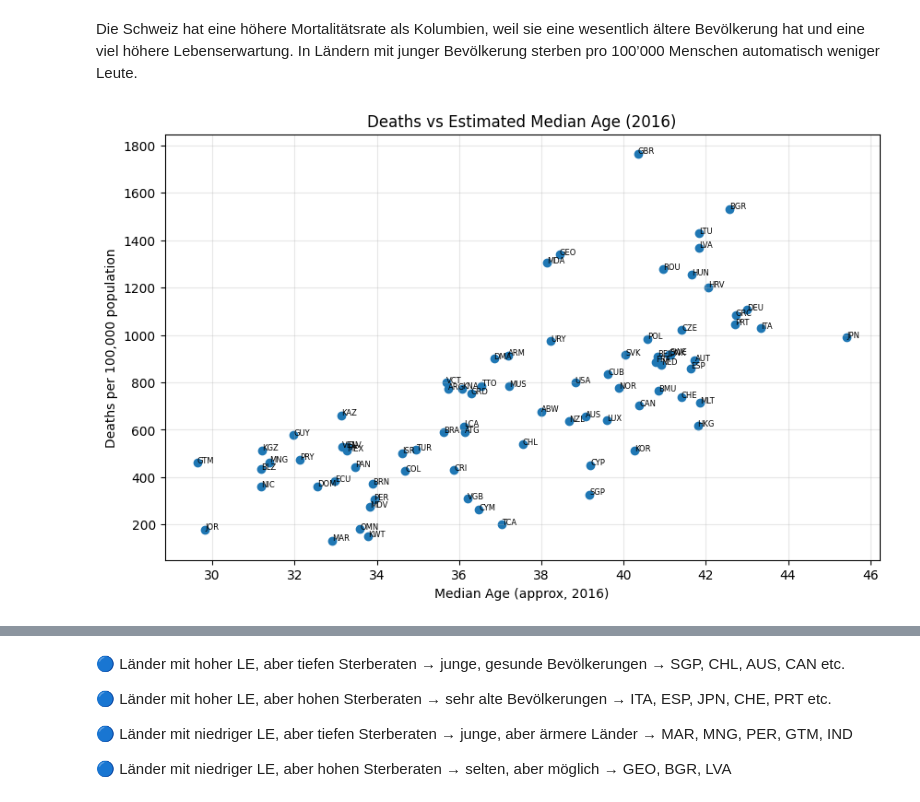
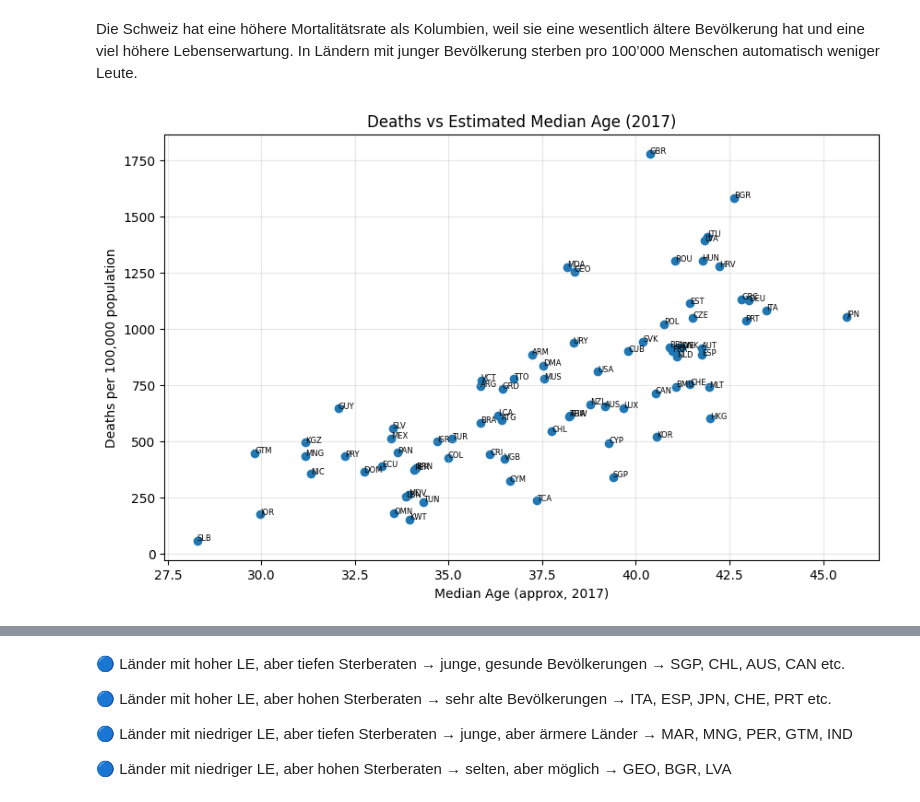
Before and after one commit to ihringerlinus/WHO_Mortality_Database, a Jupyter notebook: Übersicht.ipynb, the cells around one changed output, grey strips where cells are left out. Drawn from its saved outputs; the diff is of its cells as text; code cells hidden in the pictures.

```diff
--- a/Übersicht.ipynb
+++ b/Übersicht.ipynb
@@ -11,15 +19,22 @@ pd.set_option('display.max_columns', None)
 
 df = pd.read_csv('Data_Files\\base_data104_with_lookup.csv')
 
-
-# Filter data for the year 2016
-df_2016 = df[df['Year'] == 2016]
-
-df_2016.to_csv('Data_Files/data_2016.csv', index=False)
+df_period = df[(df["Year"] >= 2010) & (df["Year"] <= 2024)]
 
 
-# Count the number of data entries for each country in 2016
-country_data_counts = df_2016['Country'].value_counts()
+missing_counts = df_period.isna().sum()
+
+
+
+# Filter data for the year 2017
+df_2017 = df[df['Year'] == 2017]
+
+df_2017.to_csv('Data_Files/data_2017.csv', index=False)
+
+
+
+# Count the number of data entries for each country in 2017
+country_data_counts = df_2017['Country'].value_counts()
 
 print(country_data_counts)
 # %% [output]
@@ -43,14 +111,13 @@ Name: count, dtype: int64
 # %%
 # 3. Nur Zeilen mit gültiger Cause behalten
-df_2016 = df_2016[df_2016['Cause'].notna() & (df_2016['Cause'] != '')]
+df_2017 = df_2017[df_2017['Cause'].notna() & (df_2017['Cause'] != '')]
 
 # 4. Doppelte Einträge entfernen
 unique_cols = ['Country', 'Sex', 'Cause', 'Year']
-df_2016_unique = df_2016.drop_duplicates(subset=unique_cols)
-
+df_2017_unique = df_2017.drop_duplicates(subset=unique_cols)
 # 3. Summieren
 result = (
-    df_2016_unique
+    df_2017_unique
     .groupby('Country')['Deaths at all ages']
     .sum()
     .sort_values(ascending=False)
@@ -304,50 +508,50 @@ age_65_raw = pd.read_csv("Data_Files\API_SP.POP.65UP.TO.ZS_DS2_en_csv_v2_8582.cs
 
 
 # 2016 Daten extrahieren
-age_0_14 = age_0_14_raw[["Country Code", "2016"]].rename(
-    columns={"Country Code": "ISO3", "2016": "pct_0_14"}
+age_0_14 = age_0_14_raw[["Country Code", "2017"]].rename(
+    columns={"Country Code": "ISO3", "2017": "pct_0_14"}
 )
 
-age_15_64 = age_15_64_raw[["Country Code", "2016"]].rename(
-    columns={"Country Code": "ISO3", "2016": "pct_15_64"}
+age_15_64 = age_15_64_raw[["Country Code", "2017"]].rename(
+    columns={"Country Code": "ISO3", "2017": "pct_15_64"}
 )
 
-age_65 = age_65_raw[["Country Code", "2016"]].rename(
-    columns={"Country Code": "ISO3", "2016": "pct_65plus"}
+age_65 = age_65_raw[["Country Code", "2017"]].rename(
+    columns={"Country Code": "ISO3", "2017": "pct_65plus"}
 )
 
 # Merge Altersdaten
 age_all = age_0_14.merge(age_15_64, on="ISO3", how="inner") \
                   .merge(age_65, on="ISO3", how="inner")
 
 #Median Age berechnen
 age_all["median_age_proxy"] = (
     7 * (age_all["pct_0_14"] / 100) +
     40 * (age_all["pct_15_64"] / 100) +
     75 * (age_all["pct_65plus"] / 100)
 )
 
 # Merge mit Mortalitätsdaten
 scatter_data = mortality_per_country.merge(age_all, on="ISO3", how="inner")
 
 # Scatter Plot erstellen
 plt.figure(figsize=(10,6))
 
 plt.scatter(scatter_data["median_age_proxy"], scatter_data["Deaths_per_100k"])
 
-plt.xlabel("Median Age (approx, 2016)")
+plt.xlabel("Median Age (approx, 2017)")
 plt.ylabel("Deaths per 100,000 population")
-plt.title("Deaths vs Estimated Median Age (2016)")
+plt.title("Deaths vs Estimated Median Age (2017)")
 
 plt.grid(alpha=0.3)
 
 # Option: Länderlabels anzeigen
 for i, row in scatter_data.iterrows():
     plt.text(row["median_age_proxy"], row["Deaths_per_100k"], row["ISO3"], fontsize=6)
 
 plt.show()
 # %% [output]
-[figure, old version]
+[figure, new version]
 # %%
 ### Korrelationskoeffizient berechnen
 import numpy as np
```
Also changed, not shown: parts of 16 cells of this notebook.
